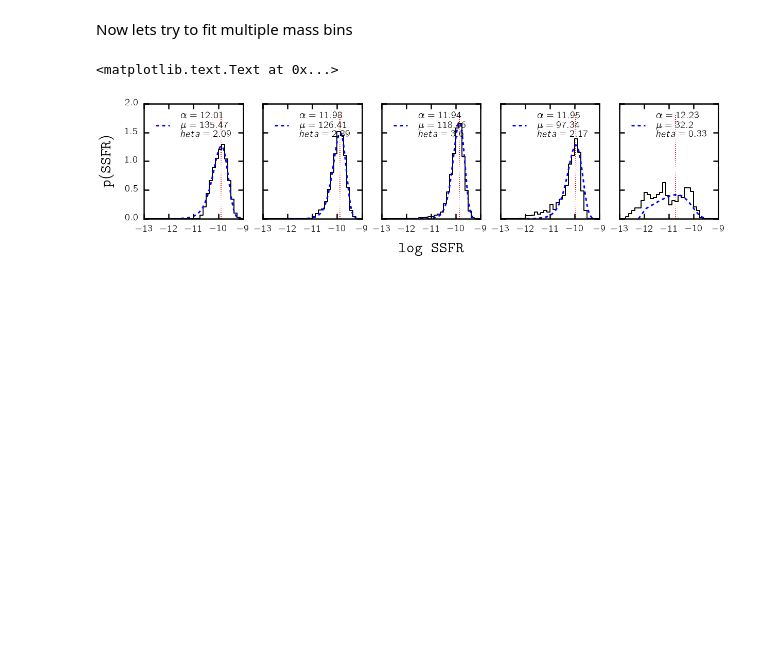
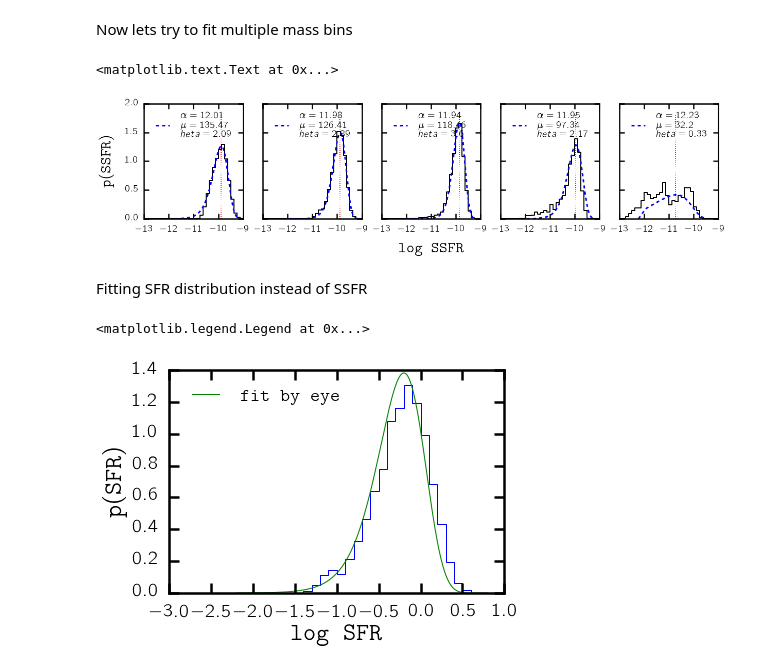
Before and after one commit to changhoonhahn/LetsTalkAboutQuench, a Jupyter notebook: code/neg_binomial.ipynb, the cells around one changed output. Drawn from its saved outputs; the diff is of its cells as text; code cells hidden in the pictures; blank space fills up the shorter version.

```diff
--- a/code/neg_binomial.ipynb
+++ b/code/neg_binomial.ipynb
@@ -159,3 +159,23 @@ bkgd.set_xlabel(r'$\mathtt{log\;\; SSFR}$', labelpad=20, fontsize=30)
 # %% [output]
 <matplotlib.text.Text at 0x...>
 [figure]
+# %% [markdown]
+Fitting SFR distribution instead of SSFR
+# %%
+fig = plt.figure()
+sub = fig.add_subplot(111)
+in_mbin = np.where((logM > 9.5) & (logM <= 10.))
+
+p_sfr, bin_sfr = np.histogram(logSFR[in_mbin], bins=40, range=[-3,1], normed=True)
+x_sfr, y_sfr = UT.bar_plot(bin_sfr, p_sfr)
+sub.plot(x_sfr, y_sfr)
+# fit by eye
+sub.plot(logx-2.2, NB_pdf_logx(np.arange(1000), 100., 2.5), label="fit by eye")
+sub.set_xlim([-3, 1])
+#sub.set_xticks([-13, -12, -11, -10, -9])
+sub.set_xlabel('$\mathtt{log\;\; SFR}$', fontsize=25)
+sub.set_ylabel('$\mathtt{p(SFR)}$', fontsize=25)
+sub.legend(loc='upper left')
+# %% [output]
+<matplotlib.legend.Legend at 0x...>
+[figure, added]
```
Also changed, not shown: parts of 1 cell of this notebook.
